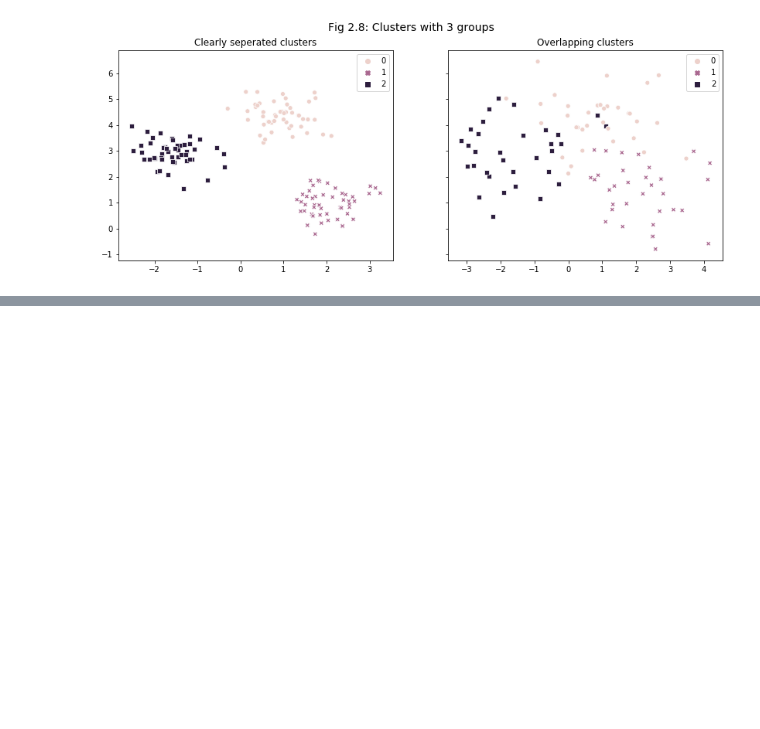
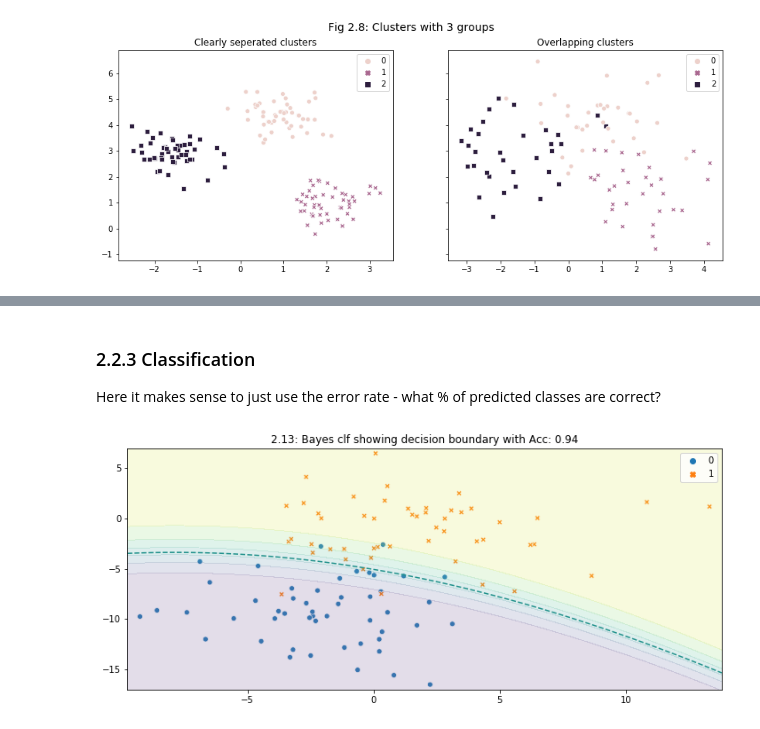
Before and after one commit to khalido/ISLR, a Jupyter notebook: python/ch_2.ipynb, the cells around one changed output, grey strips where cells are left out. Cells and saved outputs as stored; diff of their text form; code cells hidden in the pictures; blank space fills up the shorter version.

```diff
--- a/python/ch_2.ipynb
+++ b/python/ch_2.ipynb
@@ -167,0 +226,35 @@ model.fit()
+# %% [markdown]
+### 2.2.3 Classification
+
+Here it makes sense to just use the error rate - what % of predicted classes are correct?
+# %%
+from sklearn.datasets import make_blobs
+from sklearn.naive_bayes import GaussianNB
+
+fig, ax = plt.subplots(1,1, figsize=(12,5))
+
+# training points
+X, y = make_blobs(100, n_features=2, centers=2, random_state=2, cluster_std=3)
+sns.scatterplot(X[:, 0], X[:, 1], hue=y, alpha=0.9, style=y, ax=ax)
+
+# classifier
+clf = GaussianNB()
+clf.fit(X, y)
+
+# plot decision boundary by first make the mesh
+h = .02  # step size in the mesh
+x_min, x_max = X[:, 0].min() - .5, X[:, 0].max() + .5
+y_min, y_max = X[:, 1].min() - .5, X[:, 1].max() + .5
+xx, yy = np.meshgrid(np.arange(x_min, x_max, h),
+                     np.arange(y_min, y_max, h))
+
+# then predict a prob for every point in the mesh
+Z = clf.predict_proba(np.c_[xx.ravel(), yy.ravel()])[:, 1]
+Z = Z.reshape(xx.shape)
+
+ax.contour(xx, yy, Z, alpha=1, levels=1, linewidths=1.5, linestyles="--")
+ax.contourf(xx, yy, Z, alpha=.15)
+
+ax.set_title(f"2.13: Bayes clf showing decision boundary with Acc: {clf.score(X, y)}");
+# %% [output]
+[figure, added]
```
Also changed, not shown: parts of 50 cells of this notebook, 2 other files.
